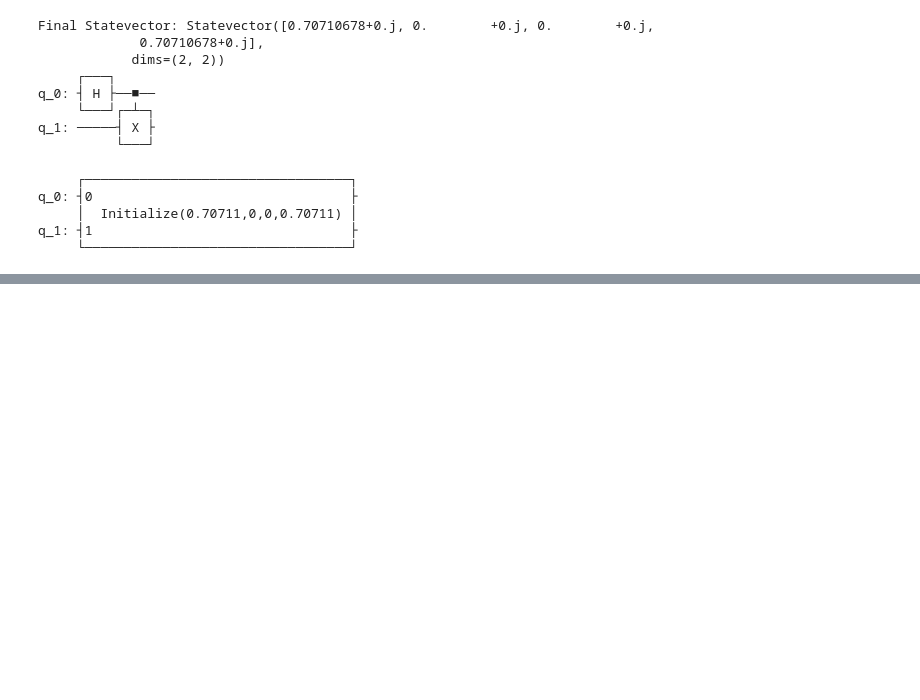
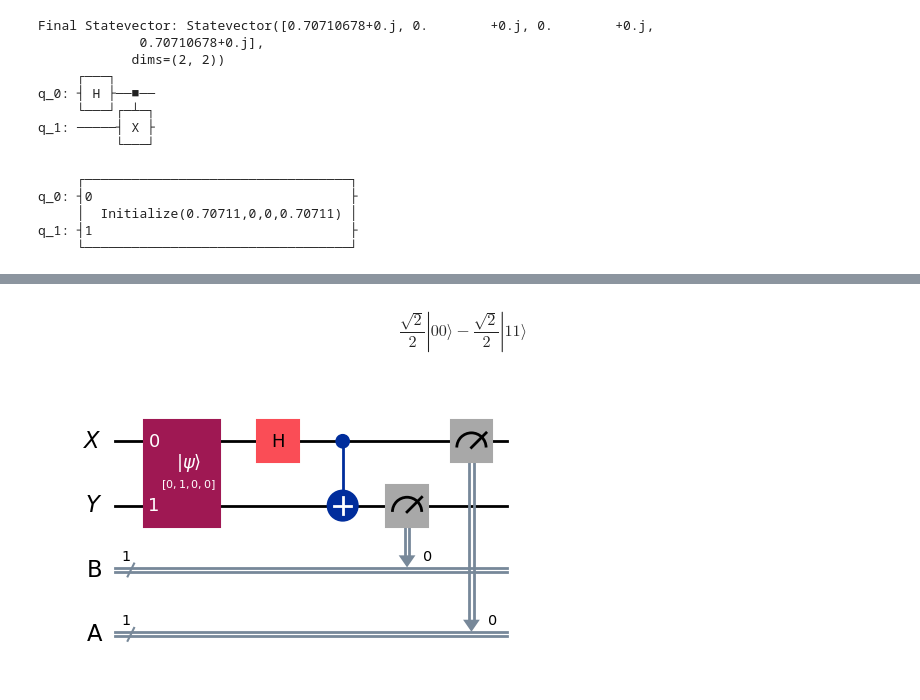
Before and after one commit to bswaroopreddy/tutorial-Qiskit, a Jupyter notebook: Quantum_Circuits.ipynb, the cells around one changed output, grey strips where cells are left out. Cells and saved outputs as stored; diff of their text form; code cells hidden in the pictures; blank space fills up the shorter version.

Commit message:
QC - measure

```diff
--- a/Quantum_Circuits.ipynb
+++ b/Quantum_Circuits.ipynb
@@ -236,0 +276,27 @@ $$\frac{1}{2} |00\rangle- \frac{1}{2} |01\rangle+\frac{1}{2} |10\rangle+\frac{1}
+# %%
+from qiskit import QuantumRegister, QuantumCircuit, ClassicalRegister
+from qiskit.quantum_info import Operator, Statevector
+X = QuantumRegister(1, "X")
+Y = QuantumRegister(1, "Y")
+A = ClassicalRegister(1, "A")
+B = ClassicalRegister(1, "B")
+
+# Create the statevector for (|00⟩ + |11⟩)/√2
+state = Statevector([0, 1, 0, 0])
+
+qc = QuantumCircuit(X, Y, B, A)
+qc.initialize(state, [X[0], Y[0]])
+
+#qc.x(Y)
+qc.h(X)
+qc.cx(X, Y)
+
+state = Statevector.from_instruction(qc)
+display(state.draw("latex"))
+qc.measure(Y, B)
+qc.measure(X, A)
+
+qc.draw("mpl")
+# %% [output]
+$$\frac{\sqrt{2}}{2} |00\rangle- \frac{\sqrt{2}}{2} |11\rangle$$
+[figure, added]
```
Also changed, not shown: parts of 4 cells of this notebook.
